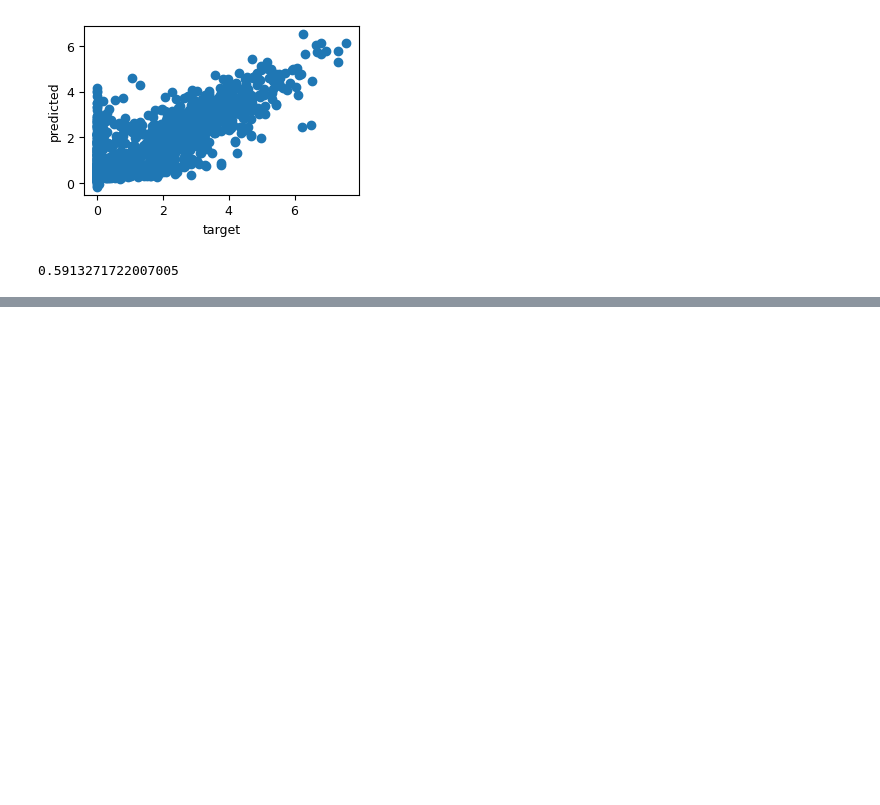
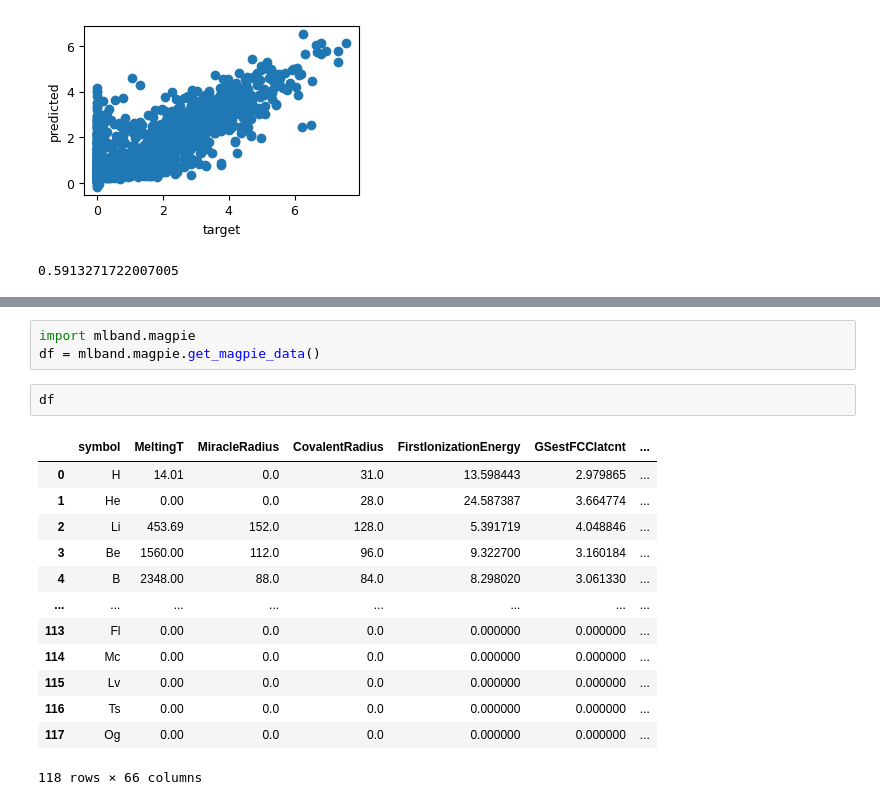
Before and after one commit to Exabyte-io/rewotes, a Jupyter notebook: adavaria/training.ipynb, the cells around one changed output, grey strips where cells are left out. Cells and saved outputs as stored; diff of their text form; blank space fills up the shorter version.

```diff
--- a/adavaria/training.ipynb
+++ b/adavaria/training.ipynb
@@ -191,0 +203,19 @@ mean_absolute_error(df['target'], df['predicted'])
+# %%
+import mlband.magpie
+df = mlband.magpie.get_magpie_data()
+# %%
+df
+# %% [output]
+|  | symbol | MeltingT | MiracleRadius | CovalentRadius | FirstIonizationEnergy | GSestFCClatcnt | ... |
+| 0 | H | 14.01 | 0.0 | 31.0 | 13.598443 | 2.979865 | ... |
+| 1 | He | 0.00 | 0.0 | 28.0 | 24.587387 | 3.664774 | ... |
+| 2 | Li | 453.69 | 152.0 | 128.0 | 5.391719 | 4.048846 | ... |
+| 3 | Be | 1560.00 | 112.0 | 96.0 | 9.322700 | 3.160184 | ... |
+| 4 | B | 2348.00 | 88.0 | 84.0 | 8.298020 | 3.061330 | ... |
+| ... | ... | ... | ... | ... | ... | ... | ... |
+| 113 | Fl | 0.00 | 0.0 | 0.0 | 0.000000 | 0.000000 | ... |
+| 114 | Mc | 0.00 | 0.0 | 0.0 | 0.000000 | 0.000000 | ... |
+| 115 | Lv | 0.00 | 0.0 | 0.0 | 0.000000 | 0.000000 | ... |
+| 116 | Ts | 0.00 | 0.0 | 0.0 | 0.000000 | 0.000000 | ... |
+| 117 | Og | 0.00 | 0.0 | 0.0 | 0.000000 | 0.000000 | ... |
+118 rows × 66 columns
```
Also changed, not shown: parts of 4 cells of this notebook, 11 other files.
